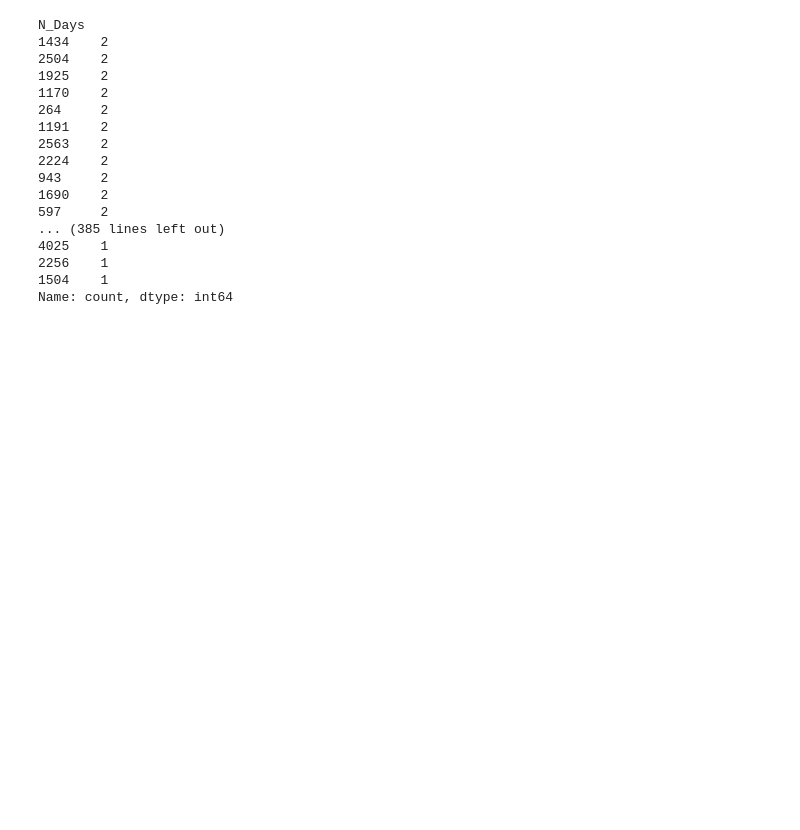
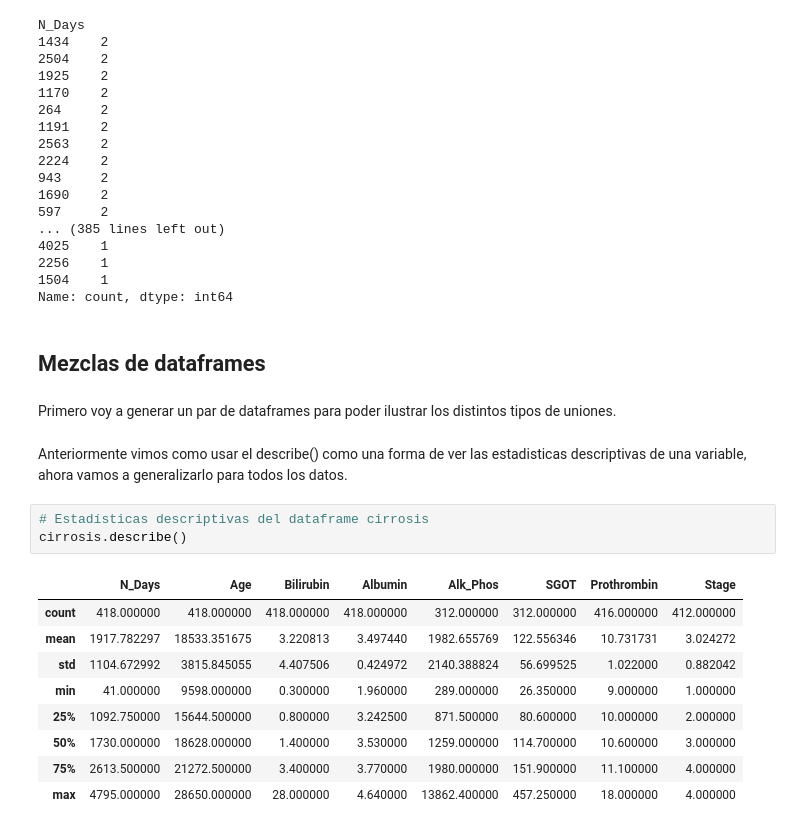
Before and after one commit to Grim1004/DMEMCDM1, a Jupyter notebook: python/cirrosis.ipynb, the cells around one changed output. Cells and saved outputs as stored; diff of their text form; blank space fills up the shorter version.

```diff
--- a/python/cirrosis.ipynb
+++ b/python/cirrosis.ipynb
@@ -734,3 +687,22 @@ N_Days
 2256    1
 1504    1
 Name: count, dtype: int64
+# %% [markdown]
+## Mezclas de dataframes
+# %% [markdown]
+Primero voy a generar un par de dataframes para poder ilustrar los distintos tipos de uniones.
+# %% [markdown]
+Anteriormente vimos como usar el describe() como una forma de ver las estadisticas descriptivas de una variable, ahora vamos a generalizarlo para todos los datos.
+# %%
+# Estadísticas descriptivas del dataframe cirrosis
+cirrosis.describe()
+# %% [output]
+|  | N_Days | Age | Bilirubin | Albumin | Alk_Phos | SGOT | Prothrombin | Stage |
+| count | 418.000000 | 418.000000 | 418.000000 | 418.000000 | 312.000000 | 312.000000 | 416.000000 | 412.000000 |
+| mean | 1917.782297 | 18533.351675 | 3.220813 | 3.497440 | 1982.655769 | 122.556346 | 10.731731 | 3.024272 |
+| std | 1104.672992 | 3815.845055 | 4.407506 | 0.424972 | 2140.388824 | 56.699525 | 1.022000 | 0.882042 |
+| min | 41.000000 | 9598.000000 | 0.300000 | 1.960000 | 289.000000 | 26.350000 | 9.000000 | 1.000000 |
+| 25% | 1092.750000 | 15644.500000 | 0.800000 | 3.242500 | 871.500000 | 80.600000 | 10.000000 | 2.000000 |
+| 50% | 1730.000000 | 18628.000000 | 1.400000 | 3.530000 | 1259.000000 | 114.700000 | 10.600000 | 3.000000 |
+| 75% | 2613.500000 | 21272.500000 | 3.400000 | 3.770000 | 1980.000000 | 151.900000 | 11.100000 | 4.000000 |
+| max | 4795.000000 | 28650.000000 | 28.000000 | 4.640000 | 13862.400000 | 457.250000 | 18.000000 | 4.000000 |
```
Also changed, not shown: parts of 30 cells of this notebook.
